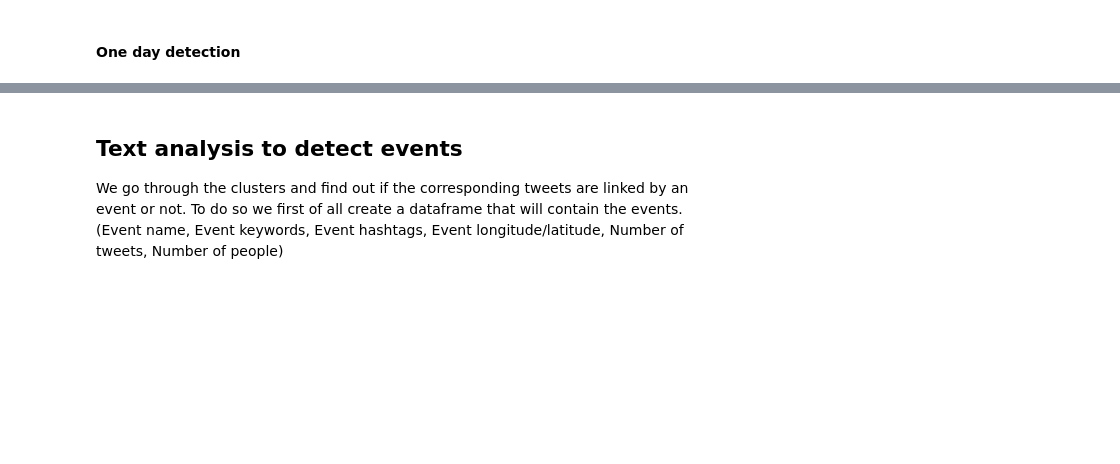
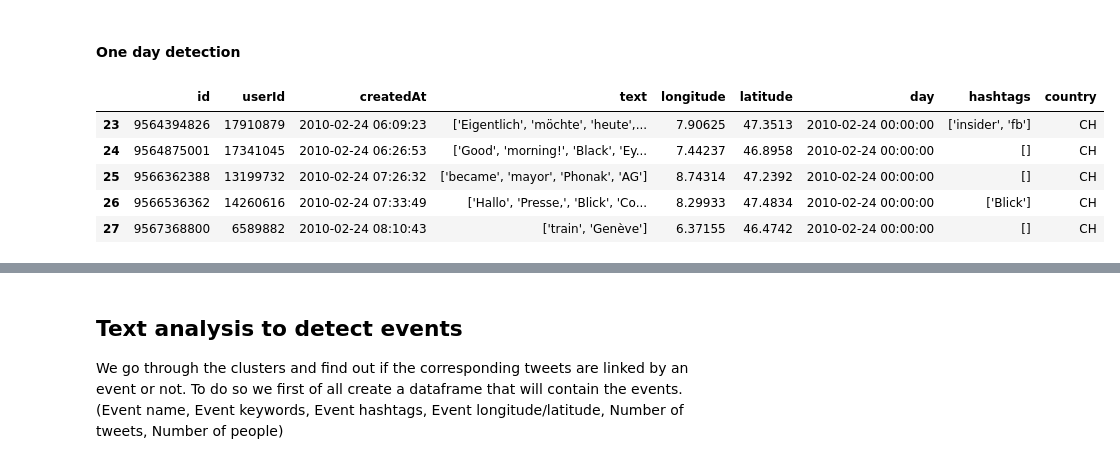
Before and after one commit to agpmilli/swissgeotweet, a Jupyter notebook: event-detection/Event-detection-Alain.ipynb, the cells around one changed output, grey strips where cells are left out. Cells and saved outputs as stored; diff of their text form; code cells hidden in the pictures; blank space fills up the shorter version.

```diff
--- a/event-detection/Event-detection-Alain.ipynb
+++ b/event-detection/Event-detection-Alain.ipynb
@@ -171,7 +207,15 @@ print(len(days))
 # %% [markdown]
 #### One day detection
 # %%
-day = tweets[tweets['day']==days[0]]
+day = tweets[tweets['day']==days[1]]
+day.head()
+# %% [output]
+|  | id | userId | createdAt | text | longitude | latitude | day | hashtags | country |
+| 23 | 9564394826 | 17910879 | 2010-02-24 06:09:23 | ['Eigentlich', 'möchte', 'heute',... | 7.90625 | 47.3513 | 2010-02-24 00:00:00 | ['insider', 'fb'] | CH |
+| 24 | 9564875001 | 17341045 | 2010-02-24 06:26:53 | ['Good', 'morning!', 'Black', 'Ey... | 7.44237 | 46.8958 | 2010-02-24 00:00:00 | [] | CH |
+| 25 | 9566362388 | 13199732 | 2010-02-24 07:26:32 | ['became', 'mayor', 'Phonak', 'AG'] | 8.74314 | 47.2392 | 2010-02-24 00:00:00 | [] | CH |
+| 26 | 9566536362 | 14260616 | 2010-02-24 07:33:49 | ['Hallo', 'Presse,', 'Blick', 'Co... | 8.29933 | 47.4834 | 2010-02-24 00:00:00 | ['Blick'] | CH |
+| 27 | 9567368800 | 6589882 | 2010-02-24 08:10:43 | ['train', 'Genève'] | 6.37155 | 46.4742 | 2010-02-24 00:00:00 | [] | CH |
 # %%
 meters = 10000
 eps = meters / 100000 # meters to degree
```
Also changed, not shown: parts of 34 cells of this notebook, 26 other files.
